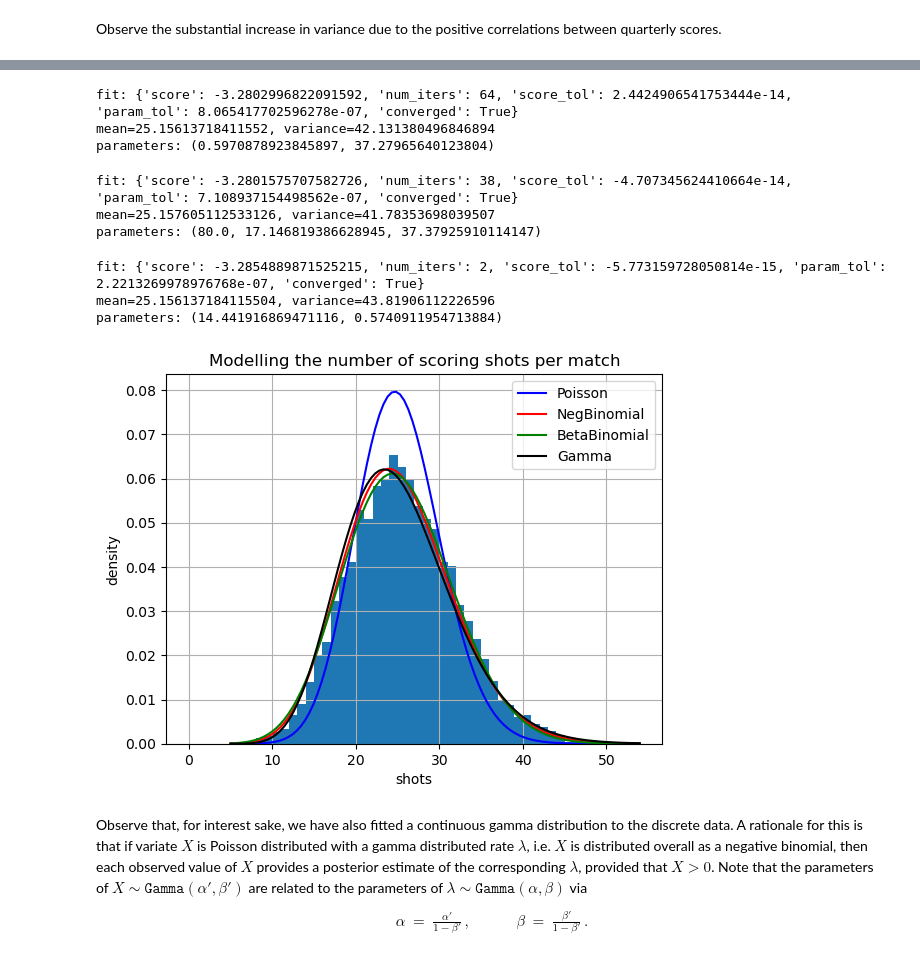
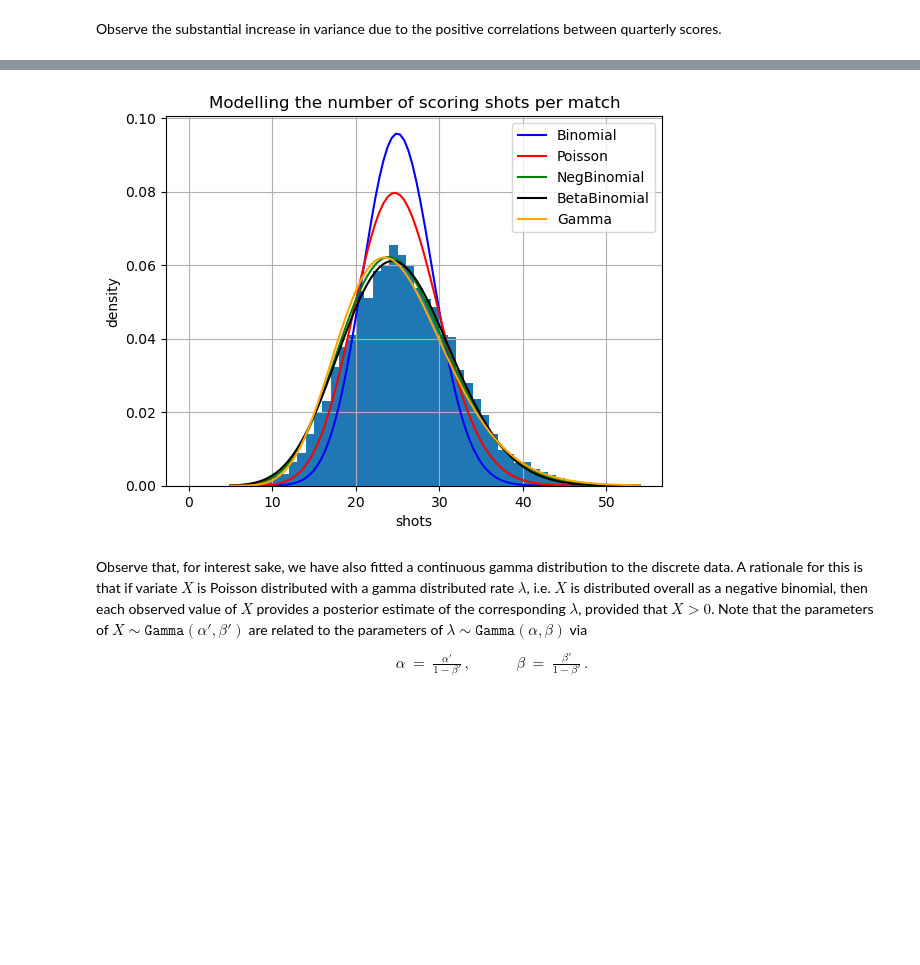
Before and after one commit to gaj67/gaj-data-science, a Jupyter notebook: AFL/notebooks/4_data_analysis.ipynb, the cells around one changed output, grey strips where cells are left out. Drawn from its saved outputs; the diff is of its cells as text; code cells hidden in the pictures; blank space fills up the shorter version.

```diff
--- a/AFL/notebooks/4_data_analysis.ipynb
+++ b/AFL/notebooks/4_data_analysis.ipynb
@@ -824,0 +807,16 @@ plt.show()
+# %%
+def plot_distributions(data, var_name, bins, *dists):
+    COLOUR_MAP = ['b', 'r', 'g', 'k', 'orange']
+    df_data = pd.DataFrame(data, columns=[var_name])
+    res = df_data.hist(var_name, bins=bins, density=True)
+    ax = res[0][0]
+    lgnds = []
+    x_values = np.linspace(min(data), max(data), 100)
+    for i, d in enumerate(dists):
+        if d is None: continue
+        y_values = np.exp(d.log_prob(x_values))
+        res = ax.plot(x_values, y_values, COLOUR_MAP[i])
+        lgnds.append(d.__class__.__name__[0:-12])
+    plt.xlabel(var_name)
+    plt.ylabel("density")
+    plt.legend(lgnds)
@@ -1439,31 +1365,21 @@ parameters: (25.156137184115522,)
-# %%
-nbd = fit_model(NegBinomialDistribution(), match_shots)
-# %% [output]
-fit: {'score': -3.2802996822091592, 'num_iters': 64, 'score_tol': 2.4424906541753444e-14, 'param_tol': 8.065417702596278e-07, 'converged': True}
-mean=25.15613718411552, variance=42.131380496846894
-parameters: (0.5970878923845897, 37.27965640123804)
-# %%
-bbd = fit_model(BetaBinomialDistribution(MINUTES_PER_MATCH), match_shots)
-# %% [output]
-fit: {'score': -3.2801575707582726, 'num_iters': 38, 'score_tol': -4.707345624410664e-14, 'param_tol': 7.108937154498562e-07, 'converged': True}
-mean=25.157605112533126, variance=41.78353698039507
-parameters: (80.0, 17.146819386628945, 37.37925910114147)
-# %%
-gmd = fit_model(GammaDistribution(), match_shots)
-# %% [output]
-fit: {'score': -3.2854889871525215, 'num_iters': 2, 'score_tol': -5.773159728050814e-15, 'param_tol': 2.2213269978976768e-07, 'converged': True}
-mean=25.156137184115504, variance=43.81906112226596
-parameters: (14.441916869471116, 0.5740911954713884)
-# %%
-bins = list(range(max(match_shots) + 1))
-plot_distributions(
-    match_shots, "shots", bins,
-    psd, nbd, bbd, gmd
-)
-plt.title("Modelling the number of scoring shots per match")
-plt.show()
-# %% [output]
-[figure, removed]
+# %%
+dists = fit_models(
+    match_shots,
+    BinomialDistribution(MINUTES_PER_MATCH),
+    PoissonDistribution(),
+    NegBinomialDistribution(),
+    BetaBinomialDistribution(MINUTES_PER_MATCH),
+    GammaDistribution()
+)
+# %%
+bins = list(range(max(match_shots) + 1))
+plot_distributions(
+    match_shots, "shots", bins, *dists
+)
+plt.title("Modelling the number of scoring shots per match")
+plt.show()
+# %% [output]
+[figure, added]
 # %% [markdown]
 Observe that, for interest sake, we have also fitted a continuous gamma distribution to the discrete data.
 A rationale for this is that if variate $X$ is Poisson distributed with a gamma distributed rate $\lambda$,
```
Also changed, not shown: parts of 73 cells of this notebook, 2 other files.
